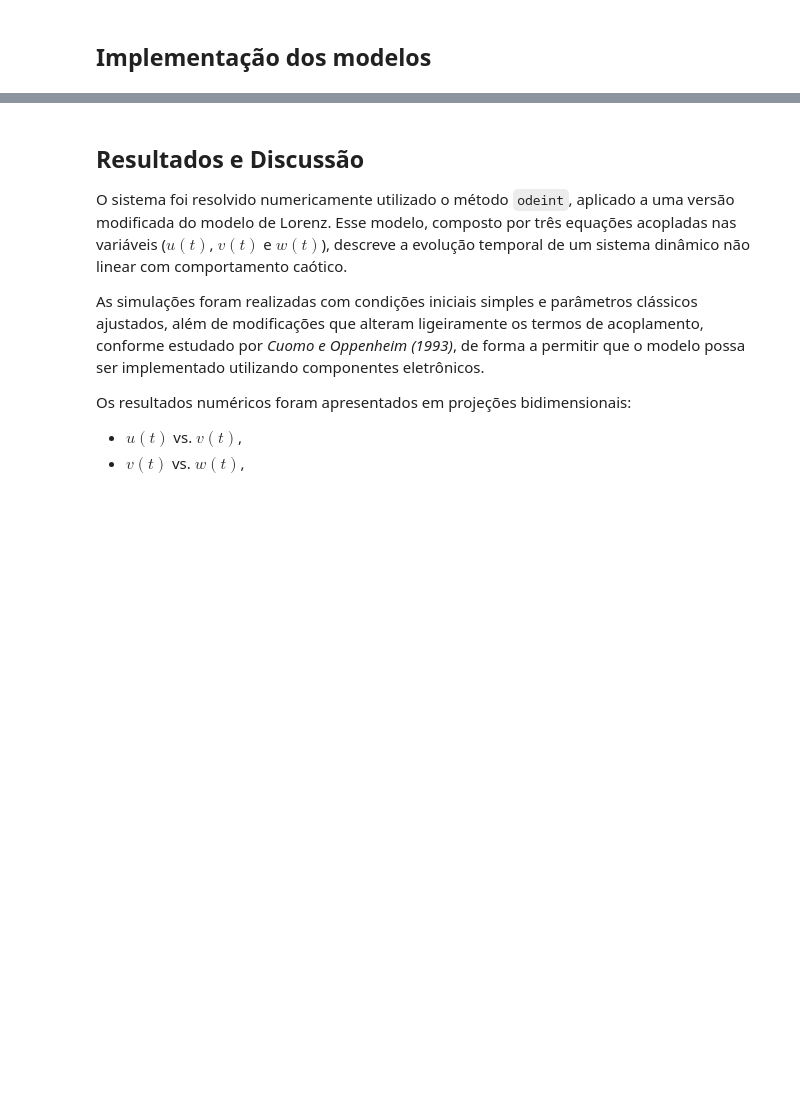
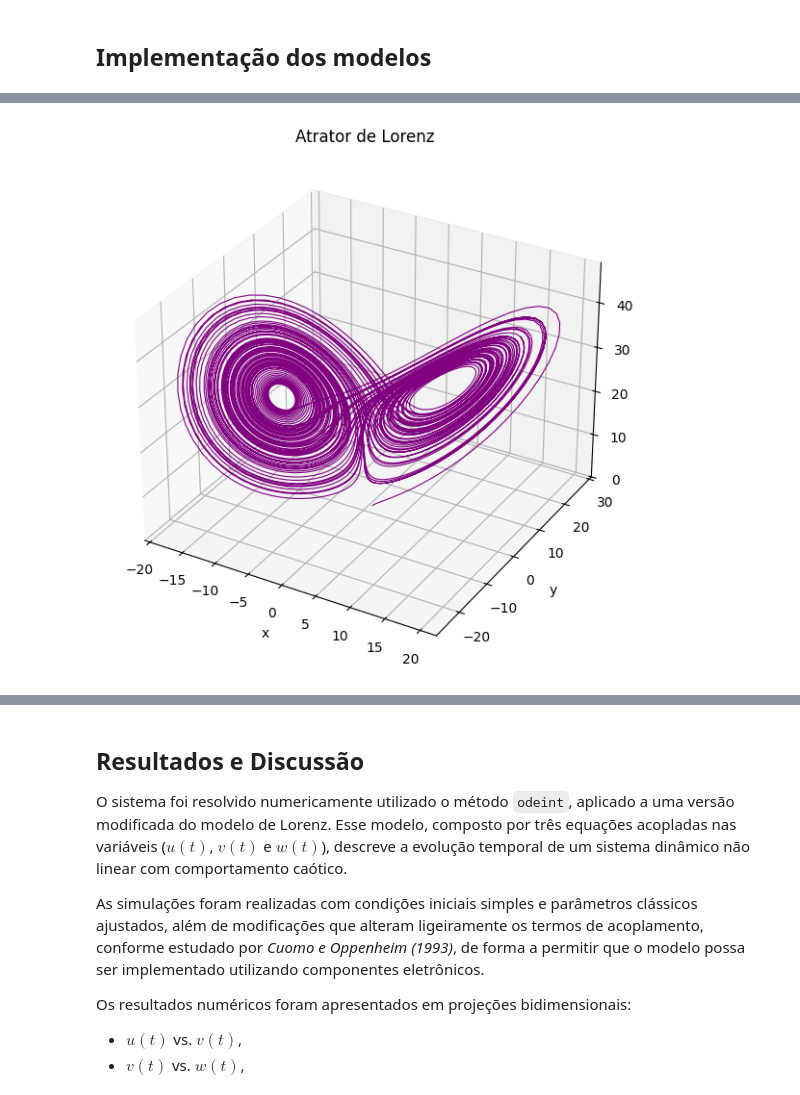
Before and after one commit to IanneVFernandes/projeto-metodos, a Jupyter notebook: parte2.ipynb, the cells around one changed output, grey strips where cells are left out. Saved outputs shown, nothing was run; the diff lists cells and outputs as text; code cells hidden in the pictures; blank space fills up the shorter version.

```diff
--- a/parte2.ipynb
+++ b/parte2.ipynb
@@ -123,3 +146,15 @@ plt.show()
+# %%
+# Plota o atrator de Lorenz3
+fig1 = plt.figure(figsize=(10, 7))
+ax = fig1.add_subplot(111, projection='3d')
+ax.plot(i, j, k, lw=0.8, color='purple')
+ax.set_title("Atrator de Lorenz")
+ax.set_xlabel("x")
+ax.set_ylabel("y")
+ax.set_zlabel("z")
+plt.show()
+# %% [output]
+[figure, added]
 # %%
 # Plota o sistema de lorenz transformado:
 fig2 = plt.figure(figsize=(10, 7))
```
Also changed, not shown: parts of 6 cells of this notebook.
